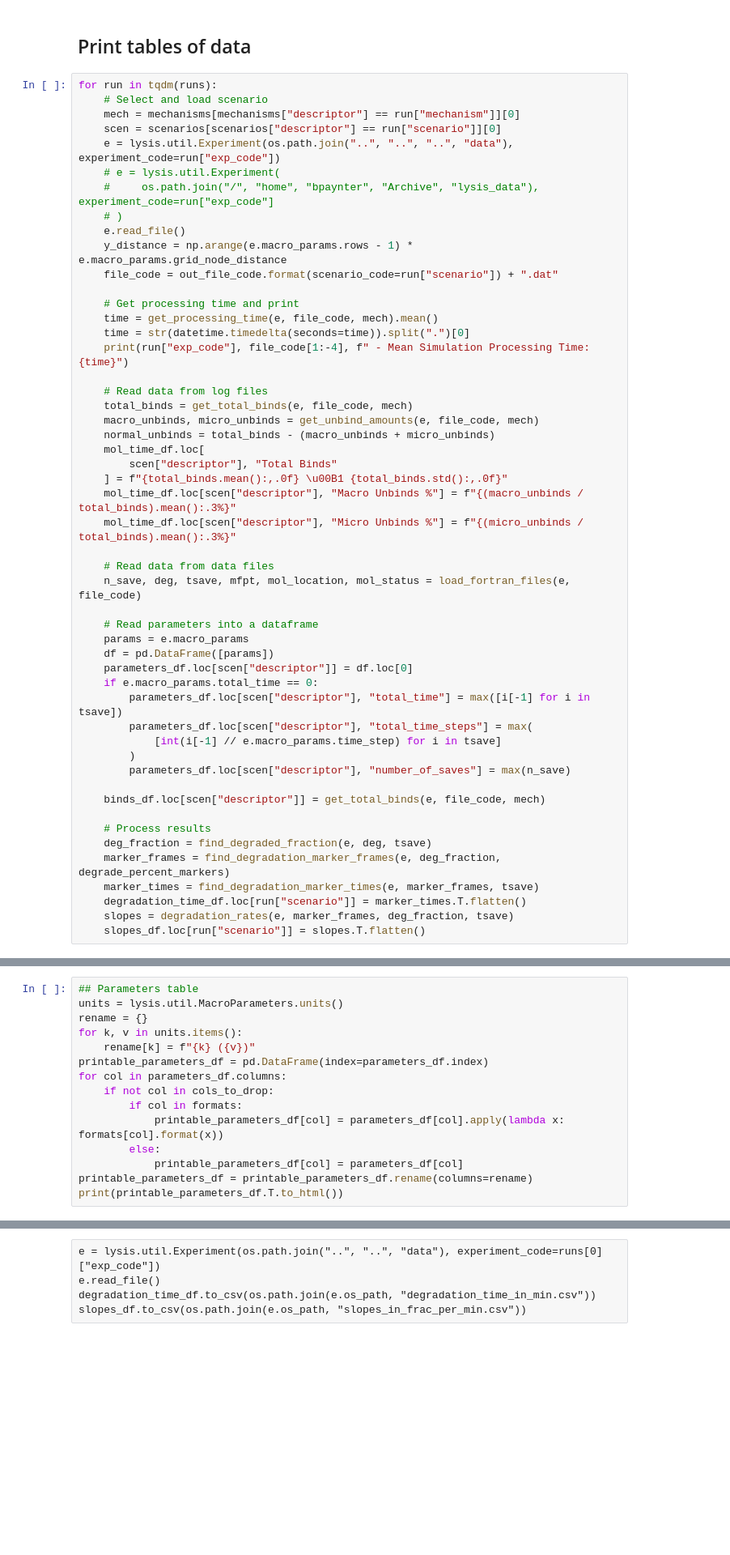
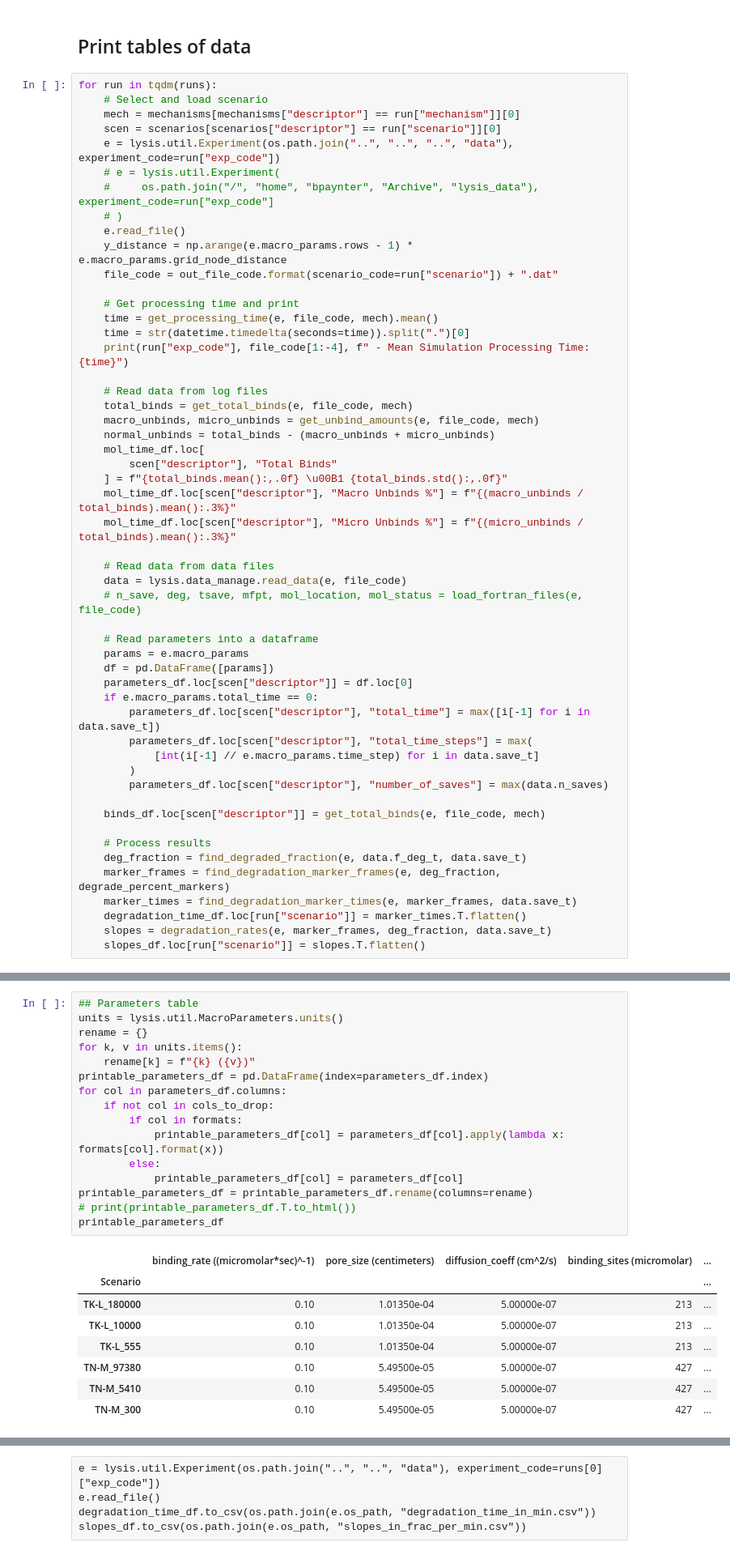
Before and after one commit to UCO-OpResearch/lysis, a Jupyter notebook: src/python/Jupyter Notebooks/2024-01-26-1000 - F-Macro Multi-Array-Process.ipynb, the cells around one changed output, grey strips where cells are left out. Shown at 81% size. Saved outputs shown, nothing was run; the diff lists cells and outputs as text; blank space fills up the shorter version.

Commit message:
Fixed the issues with DegStruct. Needs testing with external lysis. Not sure if it's faster.

```diff
--- a/src/python/Jupyter Notebooks/2024-01-26-1000 - F-Macro Multi-Array-Process.ipynb
+++ b/src/python/Jupyter Notebooks/2024-01-26-1000 - F-Macro Multi-Array-Process.ipynb
@@ -2735,25 +2664,26 @@ for run in tqdm(runs):
     mol_time_df.loc[scen["descriptor"], "Micro Unbinds %"] = f"{(micro_unbinds / total_binds).mean():.3%}"
 
     # Read data from data files
-    n_save, deg, tsave, mfpt, mol_location, mol_status = load_fortran_files(e, file_code)
+    data = lysis.data_manage.read_data(e, file_code)
+    # n_save, deg, tsave, mfpt, mol_location, mol_status = load_fortran_files(e, file_code)
 
     # Read parameters into a dataframe
     params = e.macro_params
     df = pd.DataFrame([params])
     parameters_df.loc[scen["descriptor"]] = df.loc[0]
     if e.macro_params.total_time == 0:
-        parameters_df.loc[scen["descriptor"], "total_time"] = max([i[-1] for i in tsave])
+        parameters_df.loc[scen["descriptor"], "total_time"] = max([i[-1] for i in data.save_t])
         parameters_df.loc[scen["descriptor"], "total_time_steps"] = max(
-            [int(i[-1] // e.macro_params.time_step) for i in tsave]
+            [int(i[-1] // e.macro_params.time_step) for i in data.save_t]
         )
-        parameters_df.loc[scen["descriptor"], "number_of_saves"] = max(n_save)
+        parameters_df.loc[scen["descriptor"], "number_of_saves"] = max(data.n_saves)
 
     binds_df.loc[scen["descriptor"]] = get_total_binds(e, file_code, mech)
 
     # Process results
-    deg_fraction = find_degraded_fraction(e, deg, tsave)
+    deg_fraction = find_degraded_fraction(e, data.f_deg_t, data.save_t)
     marker_frames = find_degradation_marker_frames(e, deg_fraction, degrade_percent_markers)
-    marker_times = find_degradation_marker_times(e, marker_frames, tsave)
+    marker_times = find_degradation_marker_times(e, marker_frames, data.save_t)
     degradation_time_df.loc[run["scenario"]] = marker_times.T.flatten()
-    slopes = degradation_rates(e, marker_frames, deg_fraction, tsave)
+    slopes = degradation_rates(e, marker_frames, deg_fraction, data.save_t)
     slopes_df.loc[run["scenario"]] = slopes.T.flatten()
@@ -2760,15 +2697,25 @@ for run in tqdm(runs):
 # %%
 ## Parameters table
 units = lysis.util.MacroParameters.units()
 rename = {}
 for k, v in units.items():
     rename[k] = f"{k} ({v})"
 printable_parameters_df = pd.DataFrame(index=parameters_df.index)
 for col in parameters_df.columns:
     if not col in cols_to_drop:
         if col in formats:
             printable_parameters_df[col] = parameters_df[col].apply(lambda x: formats[col].format(x))
         else:
             printable_parameters_df[col] = parameters_df[col]
 printable_parameters_df = printable_parameters_df.rename(columns=rename)
-print(printable_parameters_df.T.to_html())
+# print(printable_parameters_df.T.to_html())
+printable_parameters_df
+# %% [output]
+|  | binding_rate ((micromolar*sec)^-1) | pore_size (centimeters) | diffusion_coeff (cm^2/s) | binding_sites (micromolar) | ... |
+| Scenario |  |  |  |  | ... |
+| TK-L_180000 | 0.10 | 1.01350e-04 | 5.00000e-07 | 213 | ... |
+| TK-L_10000 | 0.10 | 1.01350e-04 | 5.00000e-07 | 213 | ... |
+| TK-L_555 | 0.10 | 1.01350e-04 | 5.00000e-07 | 213 | ... |
+| TN-M_97380 | 0.10 | 5.49500e-05 | 5.00000e-07 | 427 | ... |
+| TN-M_5410 | 0.10 | 5.49500e-05 | 5.00000e-07 | 427 | ... |
+| TN-M_300 | 0.10 | 5.49500e-05 | 5.00000e-07 | 427 | ... |
```
Also changed, not shown: parts of 7 cells of this notebook, 3 other files.
